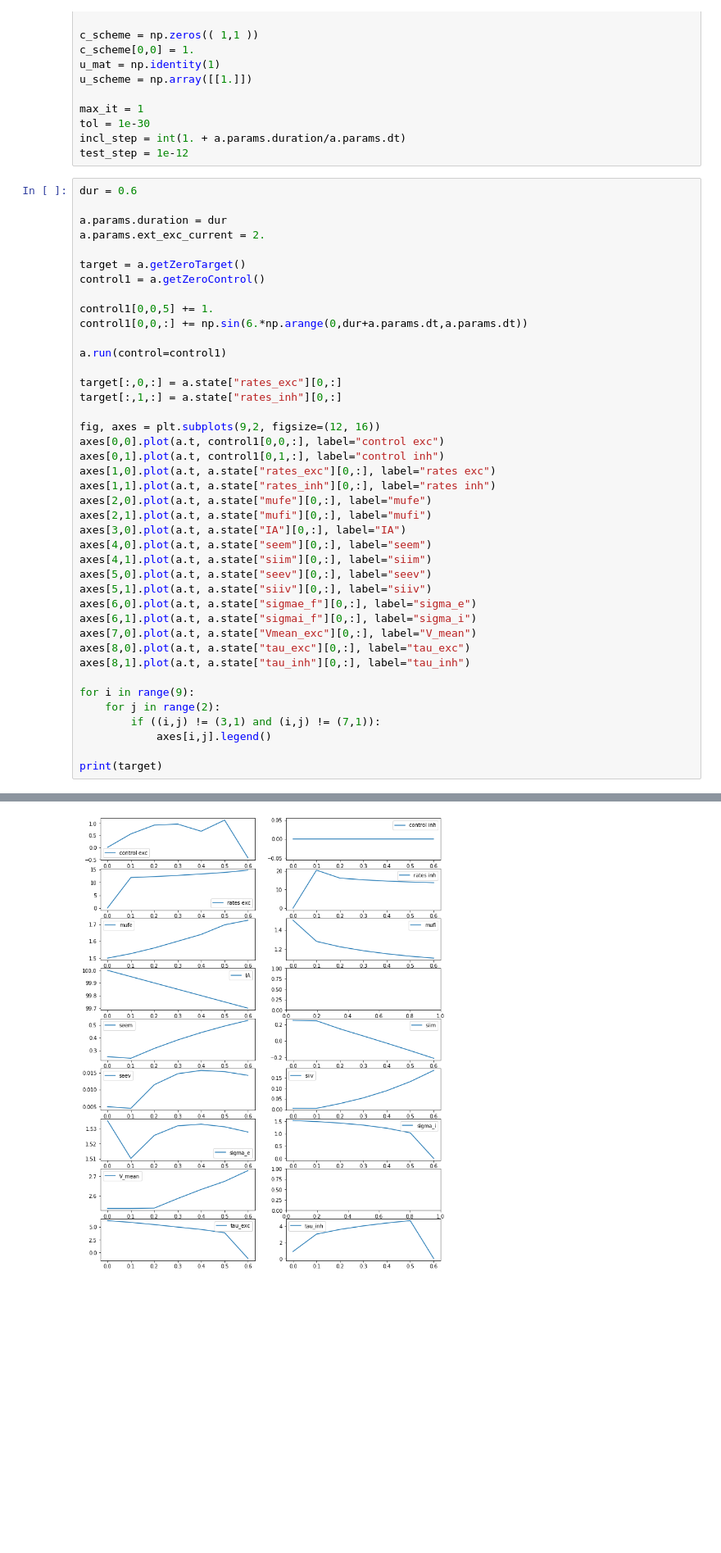
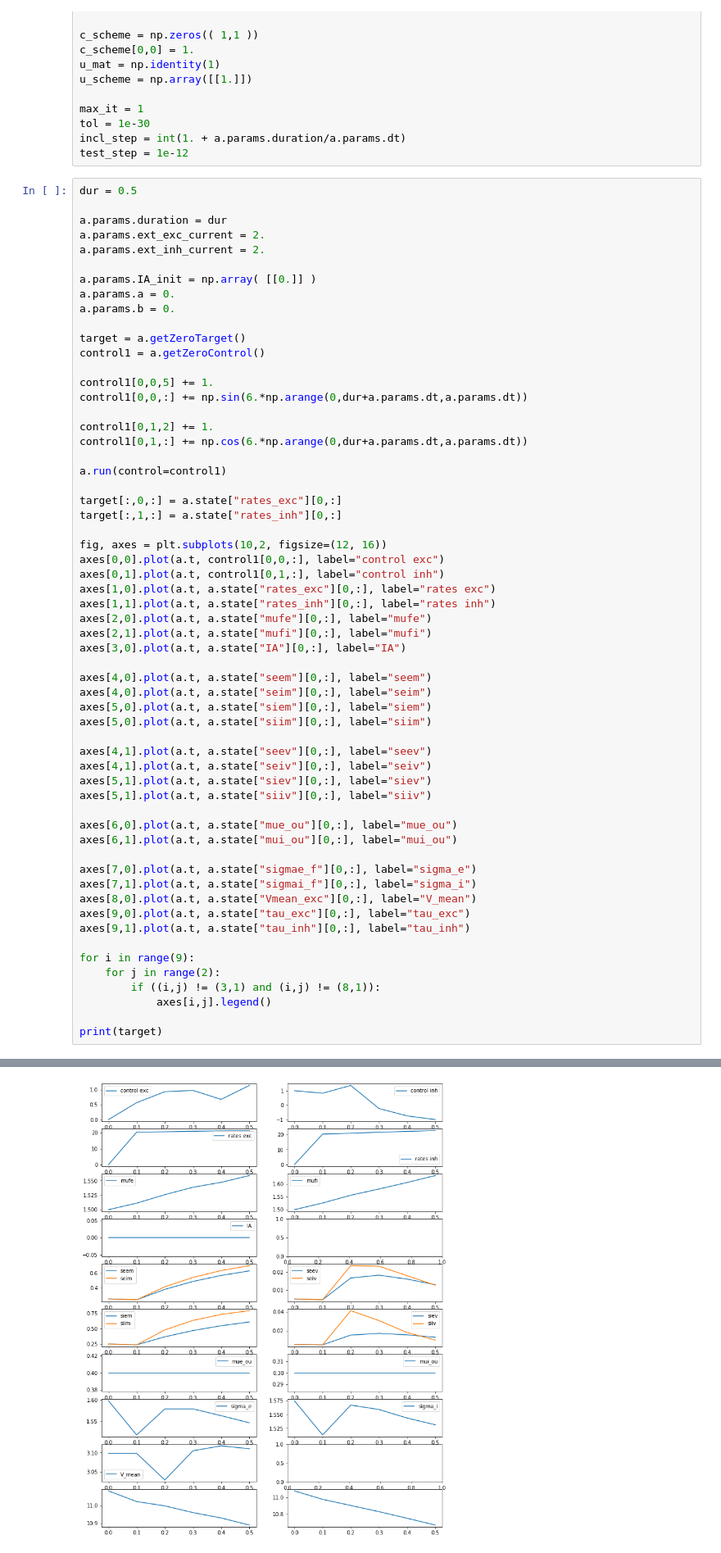
Before and after one commit to lenasal/neurolib, a Jupyter notebook: simp/aln-control.ipynb, the cells around one changed output, grey strips where cells are left out. Shown at 82% size. Drawn from its saved outputs; the diff is of its cells as text; blank space fills up the shorter version.

Commit message:
update with noise - all parameters implemented

```diff
--- a/simp/aln-control.ipynb
+++ b/simp/aln-control.ipynb
@@ -33,10 +33,15 @@ tol = 1e-30
 incl_step = int(1. + a.params.duration/a.params.dt)
 test_step = 1e-12
 # %%
-dur = 0.6
+dur = 0.5
 
 a.params.duration = dur
 a.params.ext_exc_current = 2.
+a.params.ext_inh_current = 2.
+
+a.params.IA_init = np.array( [[0.]] )
+a.params.a = 0.
+a.params.b = 0.
 
 target = a.getZeroTarget()
 control1 = a.getZeroControl()
@@ -44,12 +49,15 @@ control1 = a.getZeroControl()
 control1[0,0,5] += 1.
 control1[0,0,:] += np.sin(6.*np.arange(0,dur+a.params.dt,a.params.dt))
 
+control1[0,1,2] += 1.
+control1[0,1,:] += np.cos(6.*np.arange(0,dur+a.params.dt,a.params.dt))
+
 a.run(control=control1)
 
 target[:,0,:] = a.state["rates_exc"][0,:]
 target[:,1,:] = a.state["rates_inh"][0,:]
 
-fig, axes = plt.subplots(9,2, figsize=(12, 16))
+fig, axes = plt.subplots(10,2, figsize=(12, 16))
 axes[0,0].plot(a.t, control1[0,0,:], label="control exc")
 axes[0,1].plot(a.t, control1[0,1,:], label="control inh")
 axes[1,0].plot(a.t, a.state["rates_exc"][0,:], label="rates exc")
@@ -57,19 +65,29 @@ axes[1,1].plot(a.t, a.state["rates_inh"][0,:], label="rates inh")
 axes[2,0].plot(a.t, a.state["mufe"][0,:], label="mufe")
 axes[2,1].plot(a.t, a.state["mufi"][0,:], label="mufi")
 axes[3,0].plot(a.t, a.state["IA"][0,:], label="IA")
+
 axes[4,0].plot(a.t, a.state["seem"][0,:], label="seem")
-axes[4,1].plot(a.t, a.state["siim"][0,:], label="siim")
-axes[5,0].plot(a.t, a.state["seev"][0,:], label="seev")
+axes[4,0].plot(a.t, a.state["seim"][0,:], label="seim")
+axes[5,0].plot(a.t, a.state["siem"][0,:], label="siem")
+axes[5,0].plot(a.t, a.state["siim"][0,:], label="siim")
+
+axes[4,1].plot(a.t, a.state["seev"][0,:], label="seev")
+axes[4,1].plot(a.t, a.state["seiv"][0,:], label="seiv")
+axes[5,1].plot(a.t, a.state["siev"][0,:], label="siev")
 axes[5,1].plot(a.t, a.state["siiv"][0,:], label="siiv")
-axes[6,0].plot(a.t, a.state["sigmae_f"][0,:], label="sigma_e")
-axes[6,1].plot(a.t, a.state["sigmai_f"][0,:], label="sigma_i")
-axes[7,0].plot(a.t, a.state["Vmean_exc"][0,:], label="V_mean")
-axes[8,0].plot(a.t, a.state["tau_exc"][0,:], label="tau_exc")
-axes[8,1].plot(a.t, a.state["tau_inh"][0,:], label="tau_inh")
+
+axes[6,0].plot(a.t, a.state["mue_ou"][0,:], label="mue_ou")
+axes[6,1].plot(a.t, a.state["mui_ou"][0,:], label="mui_ou")
+
+axes[7,0].plot(a.t, a.state["sigmae_f"][0,:], label="sigma_e")
+axes[7,1].plot(a.t, a.state["sigmai_f"][0,:], label="sigma_i")
+axes[8,0].plot(a.t, a.state["Vmean_exc"][0,:], label="V_mean")
+axes[9,0].plot(a.t, a.state["tau_exc"][0,:], label="tau_exc")
+axes[9,1].plot(a.t, a.state["tau_inh"][0,:], label="tau_inh")
 
 for i in range(9):
     for j in range(2):
-        if ((i,j) != (3,1) and (i,j) != (7,1)):
+        if ((i,j) != (3,1) and (i,j) != (8,1)):
             axes[i,j].legend()
 
 print(target)
@@ -81,4 +99,4 @@ print(target)
-[figure, old version]
+[figure, new version]
 # %%
 max_cntrl = 10. * 5.
 start_step = 10.
```
Also changed, not shown: parts of 6 cells of this notebook, 6 other files.
